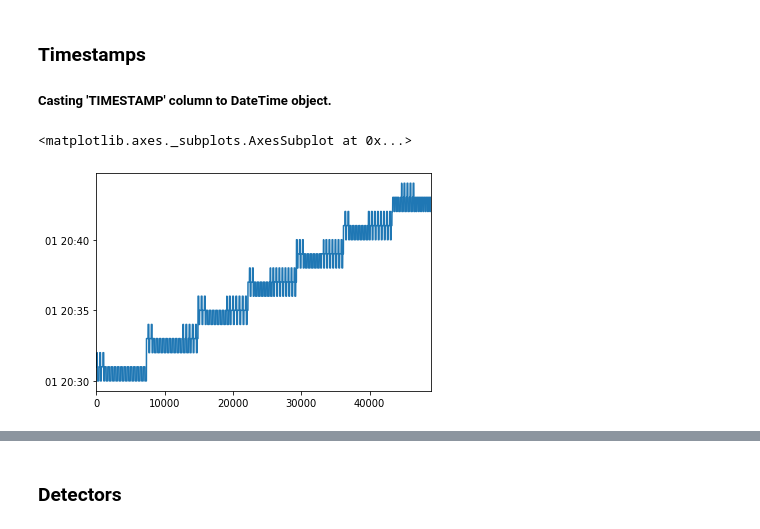
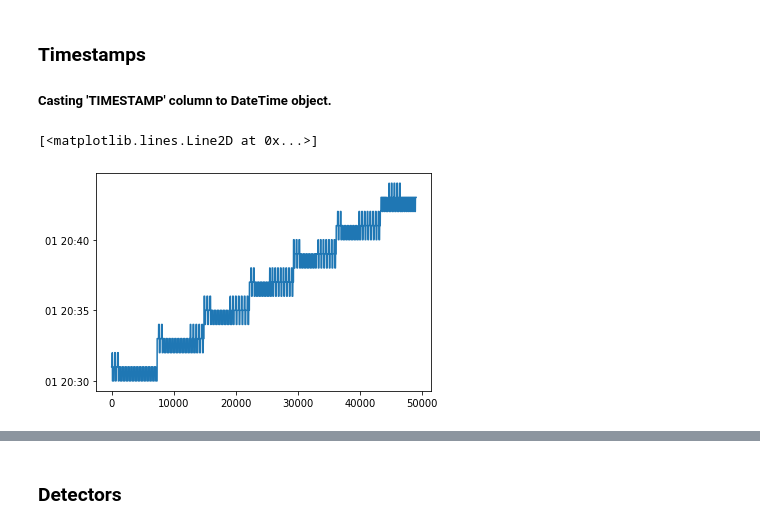
Before and after one commit to dssg/air_pollution_estimation, a Jupyter notebook: notebooks/20190611_CW_explore_TIMS.ipynb, the cells around one changed output, grey strips where cells are left out. Saved outputs shown, nothing was run; the diff lists cells and outputs as text; code cells hidden in the pictures.

```diff
--- a/notebooks/20190611_CW_explore_TIMS.ipynb
+++ b/notebooks/20190611_CW_explore_TIMS.ipynb
@@ -260,11 +260,11 @@ Stored 'node_coords' (DataFrame)
 # %%
 #datetime type casting
 initial_df['TIMESTAMP'] = pd.to_datetimetetime(initial_df['TIMESTAMP'])
-# %%
-initial_df['TIMESTAMP'].plot()
-# %% [output]
-<matplotlib.axes._subplots.AxesSubplot at 0x...>
-[figure, removed]
+# %%
+plt.plot(np.array(initial_df['TIMESTAMP']))
+# %% [output]
+[<matplotlib.lines.Line2D at 0x...>]
+[figure, added]
 # %%
 plt.plot(np.array(initial_df[initial_df['NODE'] == '00/002']['TIMESTAMP']))
 plt.plot(np.array(initial_df[initial_df['NODE'] == '00/003']['TIMESTAMP']))
```
Also changed, not shown: parts of 2 cells of this notebook.
